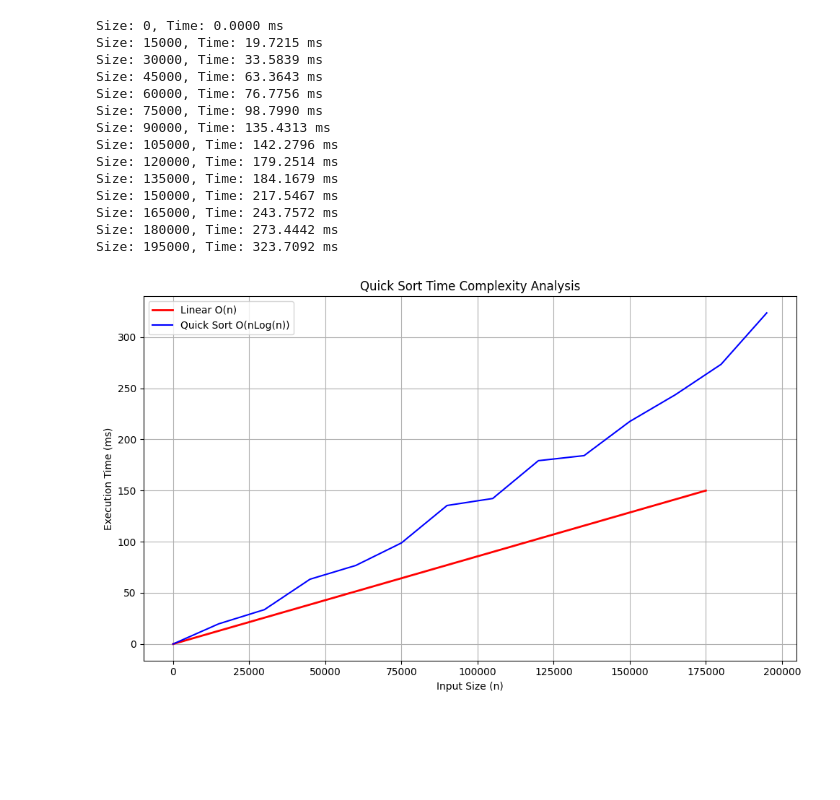
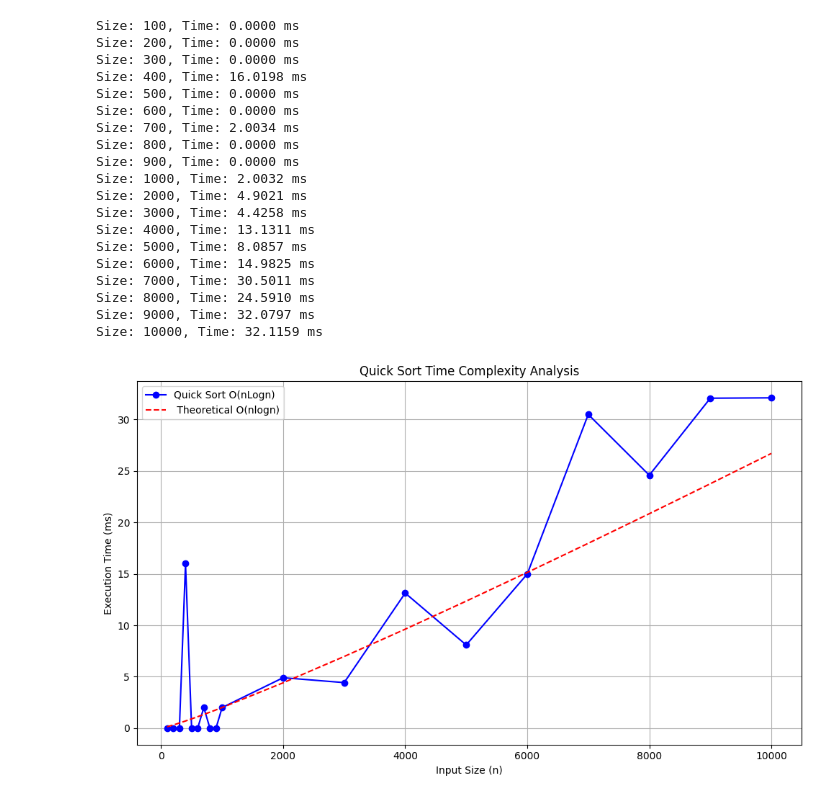
Before and after one commit to Dev-Pratham/Design-Analysis-Of-Algorithms, a Jupyter notebook: QuickSort.ipynb, the cells around one changed output. Saved outputs shown, nothing was run; the diff lists cells and outputs as text; code cells hidden in the pictures; blank space fills up the shorter version.

```diff
--- a/QuickSort.ipynb
+++ b/QuickSort.ipynb
@@ -2,7 +2,7 @@
 import matplotlib.pyplot as plt
 import random
 import time
-from array import array
+import math
 
 def partition(arr,si,ei):
 
@@ -32,54 +32,70 @@ def quickSort(arr,si,ei):
     quickSort(arr,pivIdx+1,ei)
 
 # Input sizes to test
-input_sizes = list(range(0,200001,15000))  # Up to 200000
-
-
+# input_sizes = list(range(0,20001,1500))  # Up to 200000
+# Input sizes to test
+input_sizes = [100,200,300,400,500,
+               600, 700, 800, 900, 1000,2000,3000,4000,5000,6000,7000,8000,9000,10000]
 execution_times = []
-
 
 # Measure execution time for each input size
 for size in input_sizes:
-    arr=[]
     # Generate a random array of given size
+    arr = []
     for _ in range(size):
-        num=random.randint(0,size)
+        num = random.randint(0, size)
         arr.append(num)
 
     # Record the time taken to sort
     start_time = time.time()
     quickSort(arr,0,len(arr)-1)
     end_time = time.time()
 
     # Store time in milliseconds
     elapsed_time = (end_time - start_time) * 1000
     execution_times.append(elapsed_time)
     print(f"Size: {size}, Time: {elapsed_time:.4f} ms")
 
+# Extract median n and time
+median_idx = len(input_sizes) // 2
+median_n = input_sizes[median_idx]
+median_time = execution_times[median_idx]
+scaling_factor = median_time / (median_n * math.log2(median_n))
+
+#Calculation of theoretical time
+theoretical_times = [scaling_factor * n * math.log2(n) for n in input_sizes]
+
 # Plot the graph
 plt.figure(figsize=(10, 6))
-plt.plot([0, 175000], [0, 150], color='red', linestyle='-', linewidth=2, label='Linear O(n)')
-plt.plot(input_sizes, execution_times, marker='', linestyle='-', color='blue', label='Quick Sort O(nLog(n))')
+plt.plot(input_sizes, execution_times, marker='o',
+         linestyle='-', color='blue', label='Quick Sort O(nLogn)')
+plt.plot(input_sizes, theoretical_times, marker='',
+         linestyle='--', color='red', label=' Theoretical O(nlogn)')
 plt.title("Quick Sort Time Complexity Analysis")
 plt.xlabel("Input Size (n)")
 plt.ylabel("Execution Time (ms)")
 plt.grid(True)
 plt.legend()
 plt.tight_layout()
 plt.show()
 # %% [output]
-Size: 0, Time: 0.0000 ms
-Size: 15000, Time: 19.7215 ms
-Size: 30000, Time: 33.5839 ms
-Size: 45000, Time: 63.3643 ms
-Size: 60000, Time: 76.7756 ms
-Size: 75000, Time: 98.7990 ms
-Size: 90000, Time: 135.4313 ms
-Size: 105000, Time: 142.2796 ms
-Size: 120000, Time: 179.2514 ms
-Size: 135000, Time: 184.1679 ms
-Size: 150000, Time: 217.5467 ms
-Size: 165000, Time: 243.7572 ms
-Size: 180000, Time: 273.4442 ms
-Size: 195000, Time: 323.7092 ms
+Size: 100, Time: 0.0000 ms
+Size: 200, Time: 0.0000 ms
+Size: 300, Time: 0.0000 ms
+Size: 400, Time: 16.0198 ms
+Size: 500, Time: 0.0000 ms
+Size: 600, Time: 0.0000 ms
+Size: 700, Time: 2.0034 ms
+Size: 800, Time: 0.0000 ms
+Size: 900, Time: 0.0000 ms
+Size: 1000, Time: 2.0032 ms
+Size: 2000, Time: 4.9021 ms
+Size: 3000, Time: 4.4258 ms
+Size: 4000, Time: 13.1311 ms
+Size: 5000, Time: 8.0857 ms
+Size: 6000, Time: 14.9825 ms
+Size: 7000, Time: 30.5011 ms
+Size: 8000, Time: 24.5910 ms
+Size: 9000, Time: 32.0797 ms
+Size: 10000, Time: 32.1159 ms
-[figure, old version]
+[figure, new version]
```
Also changed, not shown: 4 other files.
